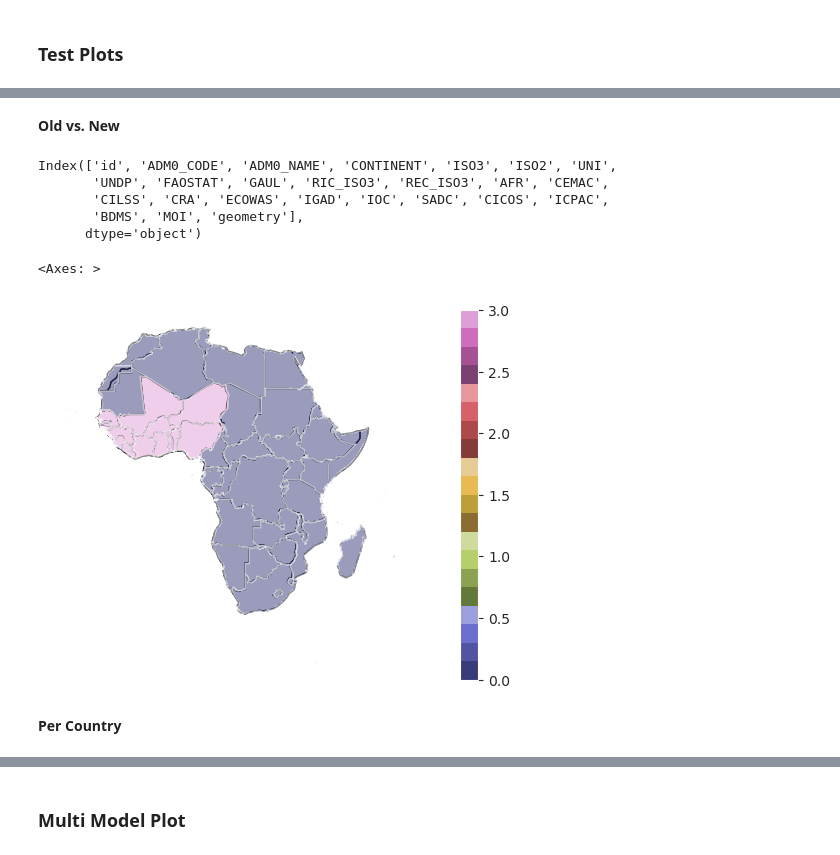
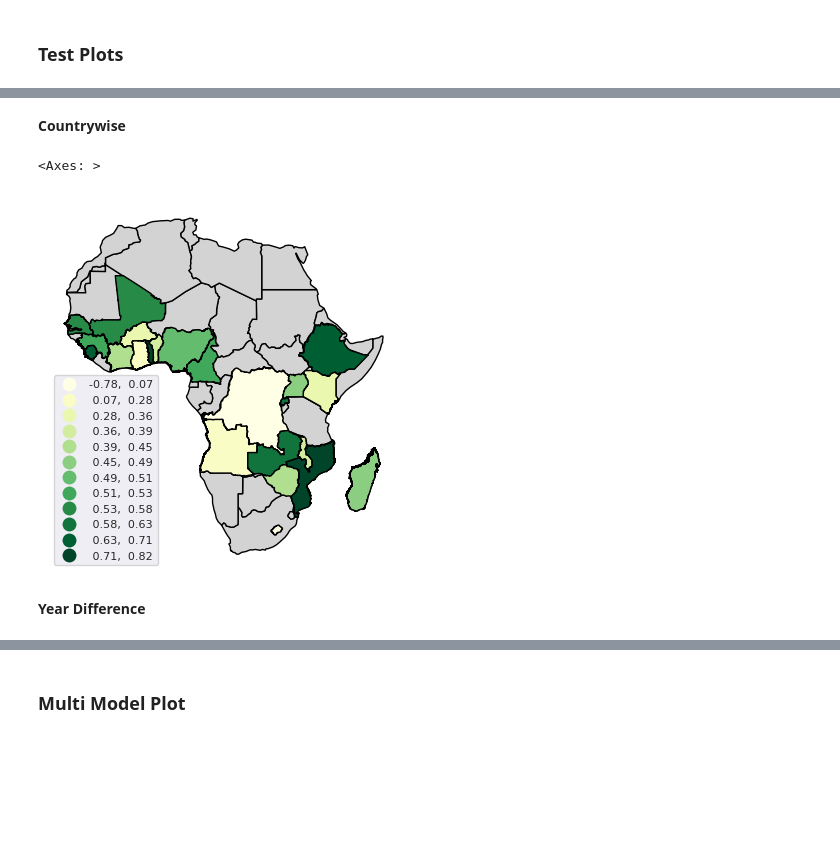
Before and after one commit to mpa-poverty/2-mpa, a Jupyter notebook: plot_results.ipynb, the cells around one changed output, grey strips where cells are left out. Cells and saved outputs as stored; diff of their text form; code cells hidden in the pictures; blank space fills up the shorter version.

Commit message:
Plots : Countrywise, old-new Added / Awaiting training

```diff
--- a/plot_results.ipynb
+++ b/plot_results.ipynb
@@ -57,6 +60,7 @@ save_path='results/ms.pkl'
 df_test = test.main(
     write_path=save_path,
     data_config_filename=data_config_filename,
-    network_config_filename=network_config_filename
+    network_config_filename=network_config_filename,
+    dataset=pd.read_csv('data/dataset.csv')
 )
-df_test.head()
+r2_all = r2_score(df_test['wealthpooled'], df_test['predicted_wealth'])
@@ -63,30 +73,34 @@ df_test.head()
 # %% [markdown]
-**Old vs. New**
+**Countrywise**
+# %%
+df_test['country'] = df_test['country'].apply(utils.standardize_countryname)
+df_test = df_test.rename({'country':'ADM0_NAME'},axis='columns')
+# Compute Average R2 per Country
+country_wise = pd.DataFrame()
+country_wise['ADM0_NAME'] = df_test['ADM0_NAME'].unique()
+for country in country_wise.ADM0_NAME.unique():
+    r2 = r2_score(df_test[df_test.ADM0_NAME==country]['wealthpooled'], df_test[df_test.ADM0_NAME==country]['predicted_wealth'])
+    country_wise.loc[country_wise['ADM0_NAME'] == country, ["R2"]] = r2
 # %%
 africa = gpd.read_file('data/africa.json')
-africa.columns
-# %% [output]
-Index(['id', 'ADM0_CODE', 'ADM0_NAME', 'CONTINENT', 'ISO3', 'ISO2', 'UNI',
-       'UNDP', 'FAOSTAT', 'GAUL', 'RIC_ISO3', 'REC_ISO3', 'AFR', 'CEMAC',
-       'CILSS', 'CRA', 'ECOWAS', 'IGAD', 'IOC', 'SADC', 'CICOS', 'ICPAC',
-       'BDMS', 'MOI', 'geometry'],
-      dtype='object')
 # %%
-world = gpd.read_file(gpd.datasets.get_path('naturalearth_lowres'))
-base = world[world.continent == 'Africa'].plot(color='white', edgecolor='black')
+world = gpd.read_file(gpd.datasets.get_path('naturalearth'))
+base = world[world.continent == 'Africa'].plot(color='lightgray', edgecolor='black')
 base.set_axis_off()
-
-africa.plot(
-    column='ECOWAS',
-    markersize=6,
-    alpha=0.5,
+countryplot = africa.merge(country_wise, on='ADM0_NAME', how='left')
+countryplot.plot(
+    column='R2',
+    scheme="quantiles",
+    k=12,
+    edgecolor="k",
     ax=base,
     legend=True,
-    colormap='tab20b',
-    figsize=(30,30)
+    cmap='YlGn',
+    figsize=(50,50),
+    legend_kwds={'loc': 'lower left', "fontsize":"8"}
     )
 # %% [output]
 <Axes: >
-[figure, old version]
+[figure, new version]
 # %% [markdown]
-**Per Country**
+**Year Difference**
```
Also changed, not shown: parts of 5 cells of this notebook, 6 other files.
